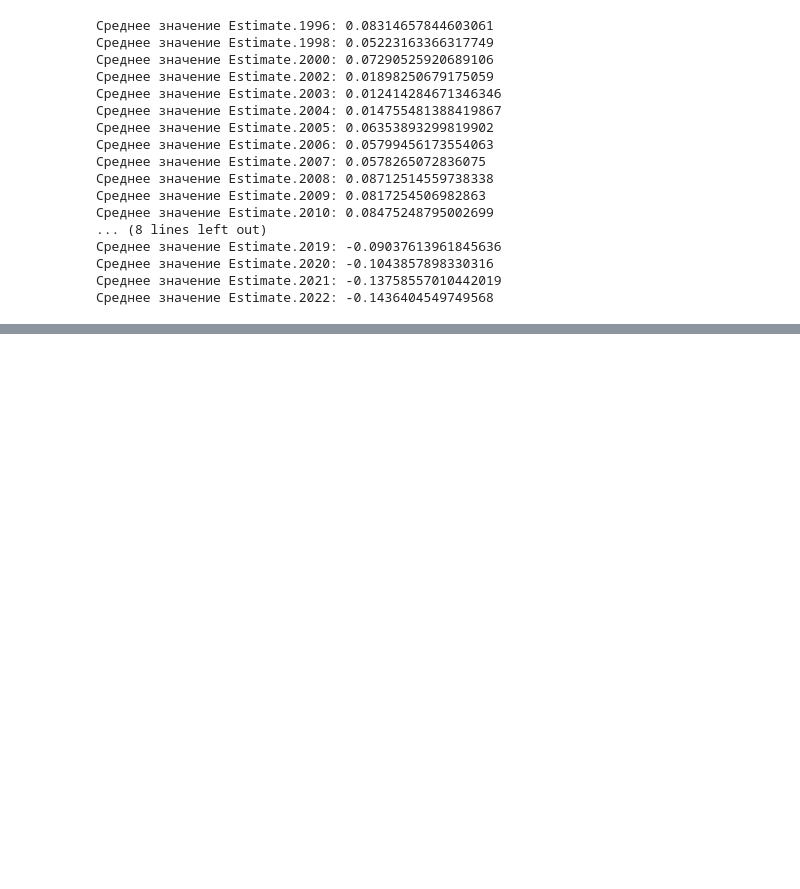
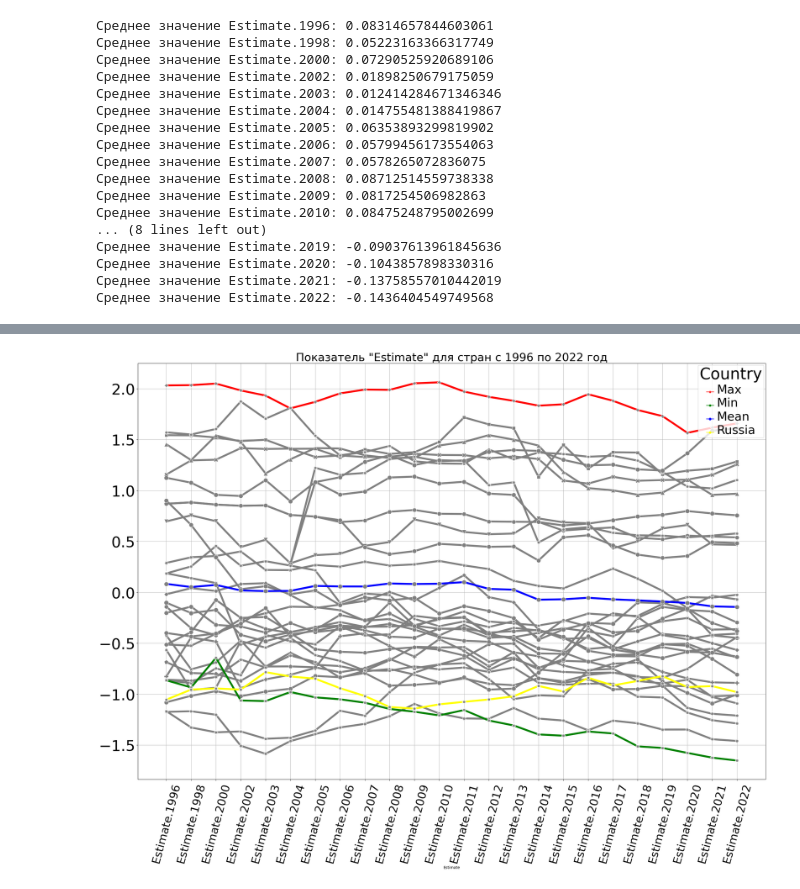
Before and after one commit to VladimirBorovoy/MLmethods_hw, a Jupyter notebook: ML_HW1.ipynb, the cells around one changed output, grey strips where cells are left out. Saved outputs shown, nothing was run; the diff lists cells and outputs as text; code cells hidden in the pictures; blank space fills up the shorter version.

```diff
--- a/ML_HW1.ipynb
+++ b/ML_HW1.ipynb
@@ -224,8 +249,11 @@ print("Значение:", min_estimate_value)
 # %%
 # Задание 1.8 - Определите средние значения региона за каждый год в период с 1996 по 2022 (estimate)
 
+mean_list: list = [] # массив для последующего заполнения датафрейма
+
 for year in estimate_columns:
     print(f"Среднее значение {year}: {american_countries_df[year]. mean()} ")
+    mean_list.append(american_countries_df[year]. mean())
 # %% [output]
 Среднее значение Estimate.1996: 0.08314657844603061
 Среднее значение Estimate.1998: 0.05223163366317749
@@ -246,0 +298,11 @@ for year in estimate_columns:
+# %%
+new_df["Mean"] = mean_list # создание столбца со средними значениями американского региона
+
+russia_estimate_list: list = [] # список значений Estimate у России
+
+for col in estimate_columns_original_df:
+    russia_estimate_list.append(df.loc[df["Code"] == "RUS", col].item())
+
+new_df["Russia"] = russia_estimate_list # создание столбца со значениями России
+
+new_df
@@ -246,0 +329,6 @@ for year in estimate_columns:
+# %%
+for col in new_df.columns:
+    if col != "Canada" and col != "Venezuela, RB" and col != "Mean" and col != "Russia" and col[0] != '_':
+        new_df = new_df.rename(columns = {col : '_' + col})
+new_df = new_df.rename(columns = {'Canada' : 'Max', 'Venezuela, RB' : 'Min'})
+new_df
@@ -246,0 +357,31 @@ for year in estimate_columns:
+# %%
+plt.figure(figsize=(30,20)) # Устанавливаем размер графика
+plt.title('Показатель "Estimate" для стран c 1996 по 2022 год',fontsize=30) # Верхняя подпись к графику
+
+palette = sns.color_palette(['grey', 'grey', 'grey', 'grey', 'grey', 'r',
+                             'grey', 'grey', 'grey', 'grey', 'grey',
+                             'grey', 'grey', 'grey', 'grey', 'grey',
+                             'grey', 'grey', 'grey', 'grey', 'grey',
+                             'grey', 'grey', 'grey', 'grey', 'grey',
+                             'grey', 'grey', 'grey', 'grey', 'grey', 'g', 'b', 'yellow'], 34) # настройка цветов для линий
+
+g = sns.lineplot(data=new_df,
+                linewidth = 5, # жирность линий
+                 markers=True, markersize=12, markerfacecolor='grey', # настройка маркеров
+                dashes=False, # отключение пунктира
+                palette = palette) # настройка цветов
+
+#g.get_legend().remove() # отключаем легенду
+#c = sns.lineplot(data=new_df['Canada'], color='r', linewidth = 8)
+#v = sns.lineplot(data=new_df['Venezuela, RB'], color='g', linewidth = 8)
+#m = sns.lineplot(data=new_df['Mean'], color='b', linewidth = 8)
+#r = sns.lineplot(data=new_df['Russia'], color='yellow', linewidth = 8)
+
+plt.setp(g.get_legend().get_texts(), fontsize='32') # for legend text
+plt.setp(g.get_legend().get_title(), fontsize='42') # for legend title
+plt.grid() # включаем сетку
+plt.tick_params(axis='y', which='major', labelsize=40) # настройка оси У
+plt.xticks(rotation= 75) # поворачиваем значения оси Х
+plt.tick_params(axis='x', which='major', labelsize=30) # настройка оси Х
+# %% [output]
+[figure, added]
```
Also changed, not shown: parts of 16 cells of this notebook.
